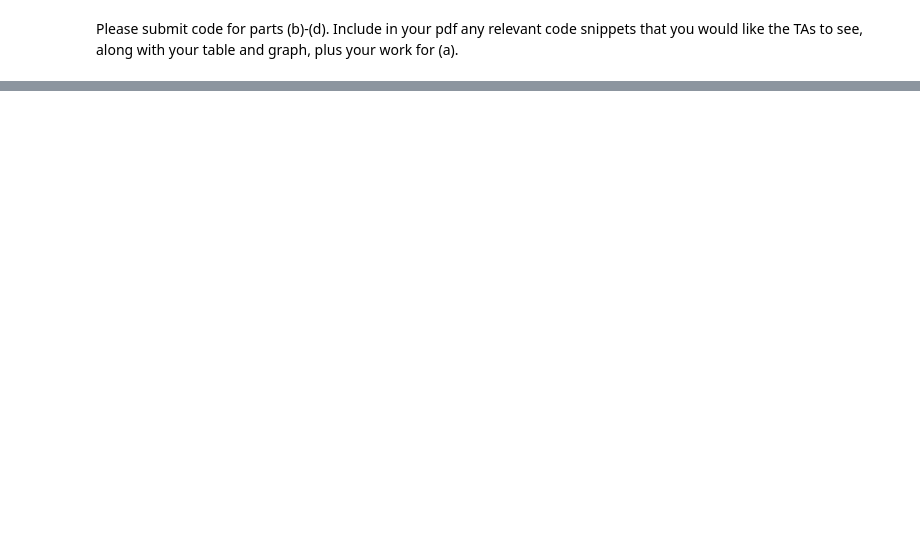
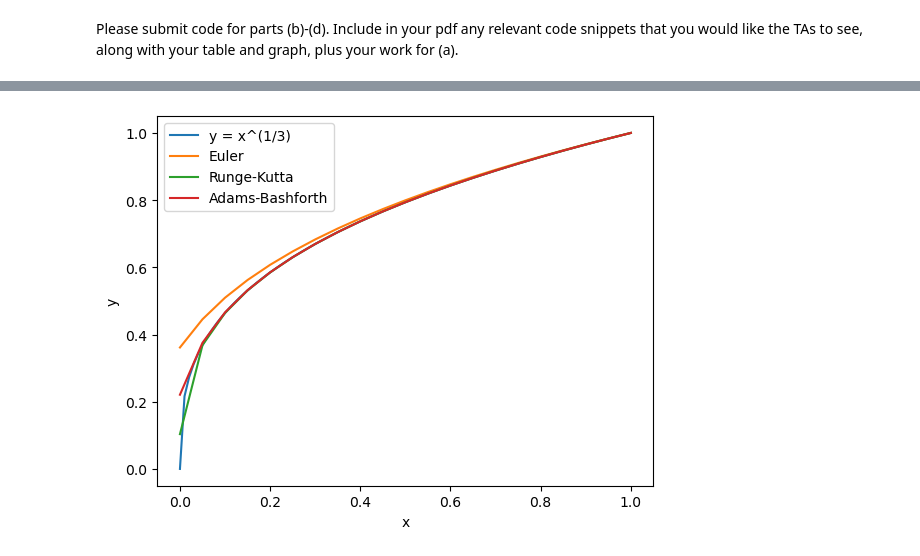
Before and after one commit to Tom-Notch/16-811-HW, a Jupyter notebook: src/Q1.ipynb, the cells around one changed output, grey strips where cells are left out. Cells and saved outputs as stored; diff of their text form; code cells hidden in the pictures; blank space fills up the shorter version.

```diff
--- a/src/Q1.ipynb
+++ b/src/Q1.ipynb
@@ -44,0 +148,25 @@ Once again, how accurate is your numerical solution?
+# %%
+h = -0.05
+a, b = 0, 1
+N = int(abs((b - a) / h))
+y = np.zeros(N + 4)
+y[3] = 1
+y[2] = 1.01639635681485
+y[1] = 1.03228011545637
+y[0] = 1.04768955317165
+# y' = 1 / (3y^2)
+
+for n in range(N):  # reverse order since initial condition is at the end
+    x = b + n * h
+    f = np.zeros(4)
+    previous_y = y[n : n + 4]
+    f = 1 / (3 * previous_y**2)
+    y[n + 4] = y[n + 3] + h / 24 * (55 * f[-1] - 59 * f[-2] + 37 * f[-3] - 9 * f[-4])
+
+    print(
+        f"n = {n}, x_{n} = {x}, y(x_{n}) = {x ** (1/3)}, y_{n} = {y[n + 3]}, y(x_{n}) - y_{n} = {x ** (1/3) - y[n + 3]}"
+    )
+
+print(
+    f"n = {N}, x_{N} = {a}, y(x_{N}) = {a ** (1/3)}, y_{N} = {y[N + 3]}, y(x_{N}) - y_{N} = {a ** (1/3) - y[N + 3]}"
+)
@@ -47,0 +266,19 @@ Include in your pdf any relevant code snippets that you would like the TAs to se
+# %%
+# plot points and the curve
+x = np.linspace(0, 1, 100)
+y = x ** (1 / 3)
+plt.plot(x, y, label="y = x^(1/3)")
+
+x = np.linspace(0, 1, 21)[::-1]
+plt.plot(x, y_euler, label="Euler")
+plt.plot(x, y_rk, label="Runge-Kutta")
+plt.plot(x, y_adams[3:], label="Adams-Bashforth")
+
+plt.xlabel("x")
+plt.ylabel("y")
+plt.legend()
+
+plt.savefig("../figs/Q1.png", transparent=True)
+plt.show()
+# %% [output]
+[figure, added]
```
Also changed, not shown: parts of 8 cells of this notebook, 3 other files.
